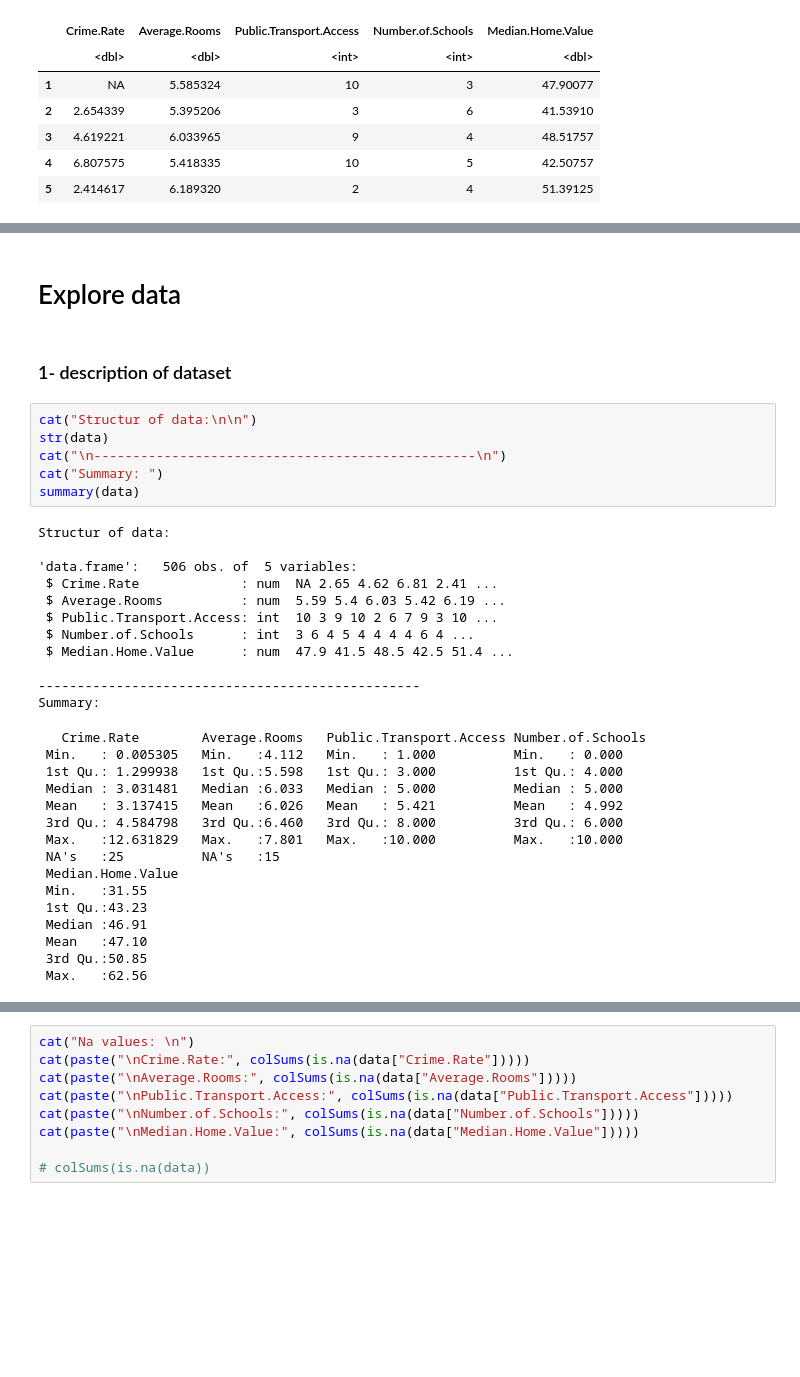
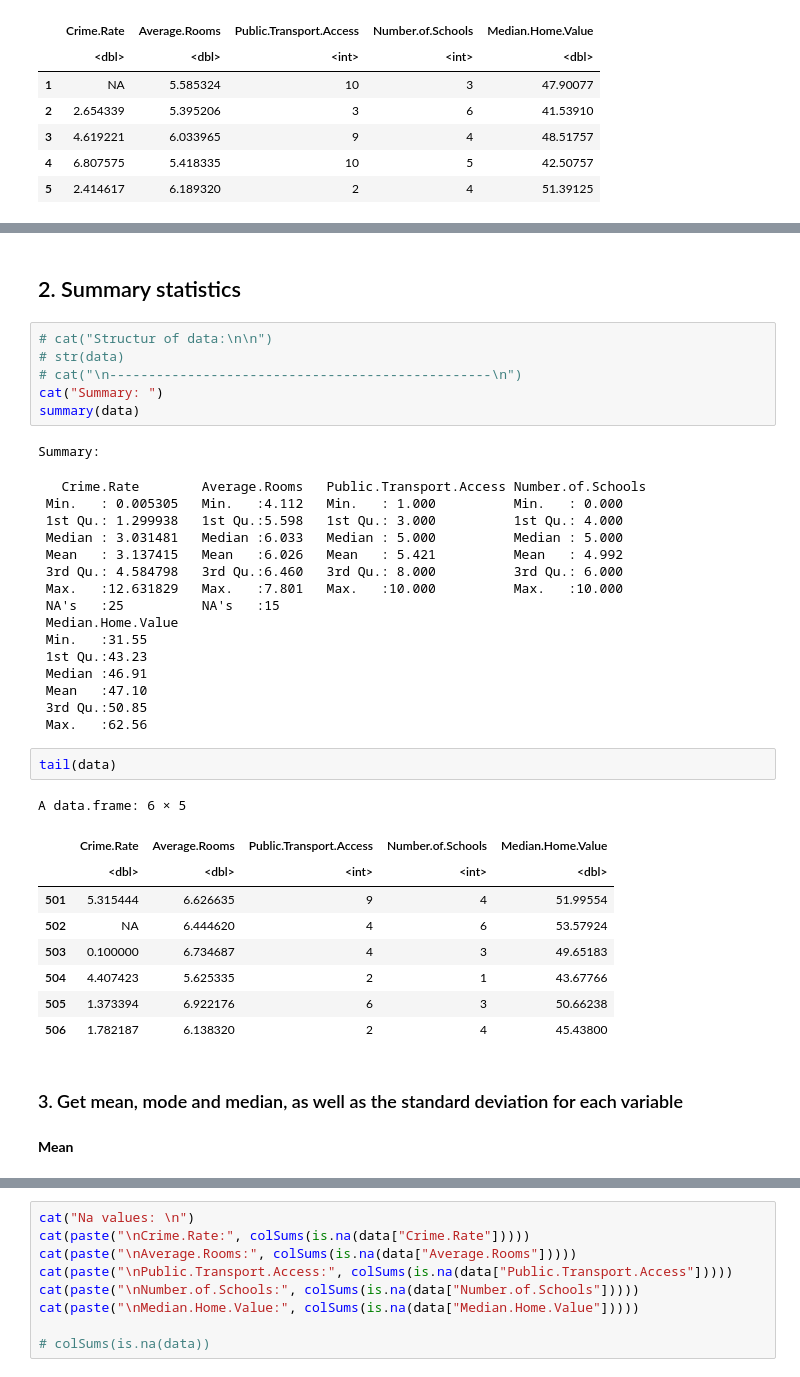
Before and after one commit to Rahifhiba/Housing-Market, a Jupyter notebook: housing.ipynb, the cells around one changed output, grey strips where cells are left out. Saved outputs shown, nothing was run; the diff lists cells and outputs as text; blank space fills up the shorter version.

```diff
--- a/housing.ipynb
+++ b/housing.ipynb
@@ -72,24 +24,12 @@ print(descriptive_stats)
-# %% [markdown]
-# Explore data
-# %% [markdown]
-### 1- description of dataset
+# %% [markdown]
+## 2. Summary statistics
 # %%
-cat("Structur of data:\n\n")
-str(data)
-cat("\n-------------------------------------------------\n")
+# cat("Structur of data:\n\n")
+# str(data)
+# cat("\n-------------------------------------------------\n")
 cat("Summary: ")
 summary(data)
 # %% [output]
-Structur of data:
-
-'data.frame':   506 obs. of  5 variables:
- $ Crime.Rate             : num  NA 2.65 4.62 6.81 2.41 ...
- $ Average.Rooms          : num  5.59 5.4 6.03 5.42 6.19 ...
- $ Public.Transport.Access: int  10 3 9 10 2 6 7 9 3 10 ...
- $ Number.of.Schools      : int  3 6 4 5 4 4 4 4 6 4 ...
- $ Median.Home.Value      : num  47.9 41.5 48.5 42.5 51.4 ...
-
--------------------------------------------------
 Summary:
    Crime.Rate        Average.Rooms   Public.Transport.Access Number.of.Schools
  Min.   : 0.005305   Min.   :4.112   Min.   : 1.000          Min.   : 0.000
@@ -106,3 +46,19 @@ Summary:
  Mean   :47.10
  3rd Qu.:50.85
  Max.   :62.56
+# %%
+tail(data)
+# %% [output]
+A data.frame: 6 × 5
+|  | Crime.Rate | Average.Rooms | Public.Transport.Access | Number.of.Schools | Median.Home.Value |
+|  | <dbl> | <dbl> | <int> | <int> | <dbl> |
+| 501 | 5.315444 | 6.626635 | 9 | 4 | 51.99554 |
+| 502 | NA | 6.444620 | 4 | 6 | 53.57924 |
+| 503 | 0.100000 | 6.734687 | 4 | 3 | 49.65183 |
+| 504 | 4.407423 | 5.625335 | 2 | 1 | 43.67766 |
+| 505 | 1.373394 | 6.922176 | 6 | 3 | 50.66238 |
+| 506 | 1.782187 | 6.138320 | 2 | 4 | 45.43800 |
+# %% [markdown]
+### 3. Get mean, mode and median, as well as the standard deviation for each variable
+# %% [markdown]
+**Mean**
```
Also changed, not shown: parts of 17 cells of this notebook, 1 other file.
